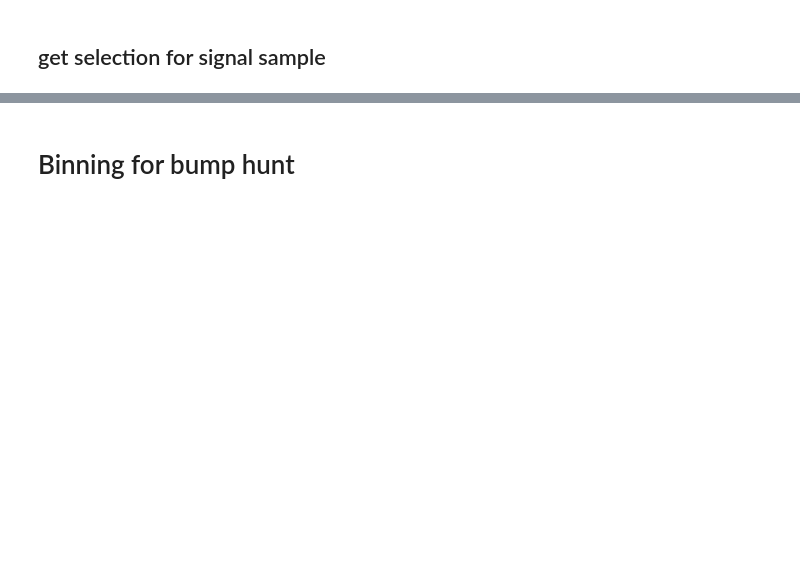
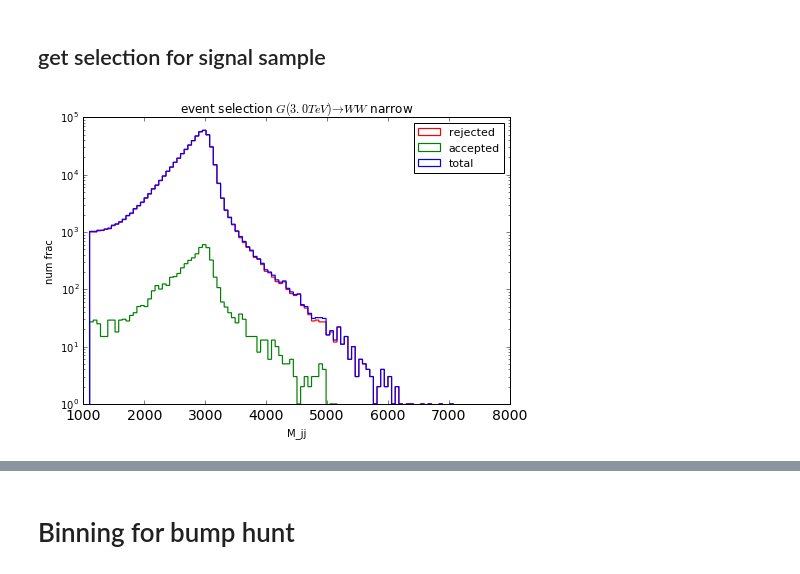
Before and after one commit to kingusiu/goodness_of_fit, a Jupyter notebook: vae_boost.ipynb, the cells around one changed output, grey strips where cells are left out. Saved outputs shown, nothing was run; the diff lists cells and outputs as text; code cells hidden in the pictures; blank space fills up the shorter version.

```diff
--- a/vae_boost.ipynb
+++ b/vae_boost.ipynb
@@ -107 +96,3 @@ signal_selection = model.select_events( signal_sample['combiLoss'].values )
+# %%
+signal_selection = selector.select_events( signal_sample['mJJ'].values, signal_sample['combiLoss'].values )
 # %%
@@ -108,0 +102,4 @@ signal_sample.add_feature('sel', signal_selection)
+# %%
+pua.plot_accepted_vs_rejected_hist(signal_sample)
+# %% [output]
+[figure, added]
```
Also changed, not shown: parts of 29 cells of this notebook, 10 other files.
